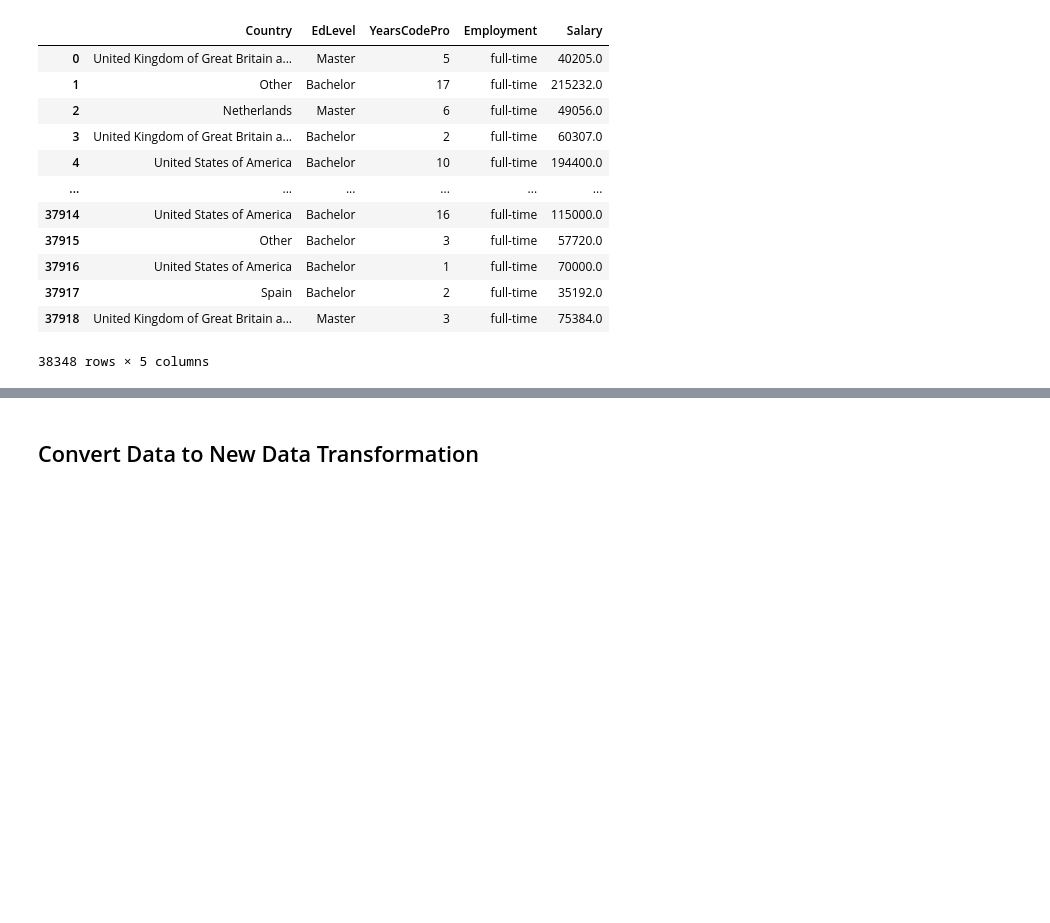
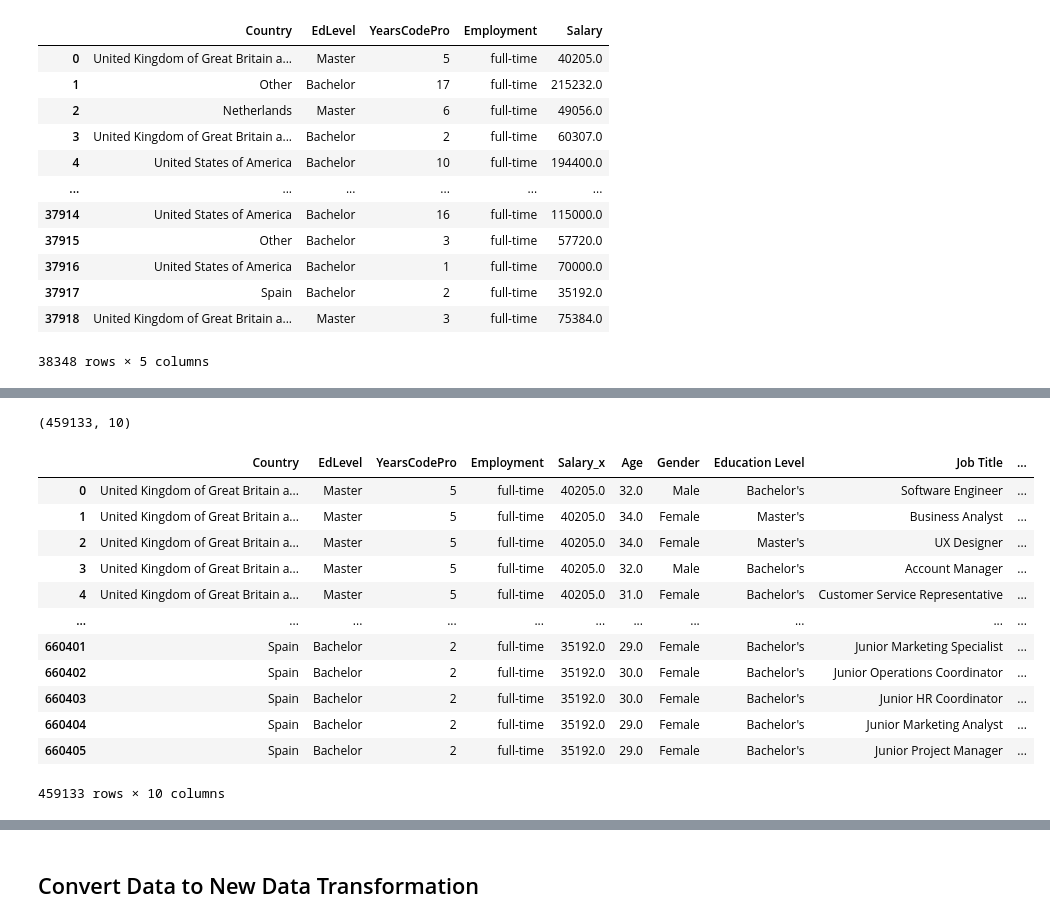
Before and after one commit to mzkki25/predict-salary, a Jupyter notebook: predict_salary.ipynb, the cells around one changed output, grey strips where cells are left out. Cells and saved outputs as stored; diff of their text form; code cells hidden in the pictures; blank space fills up the shorter version.

```diff
--- a/predict_salary.ipynb
+++ b/predict_salary.ipynb
@@ -380,0 +399,9 @@ df
+# %%
+for col in df2.columns :
+    if col in df2.select_dtypes(include=['object']).columns:
+        df2[col] = df2[col].fillna(df2[col].dropna().mode()[0])
+        print(col, df2[col].isna().sum())
+
+    else :
+        df2[col] = df2[col].fillna(df2[col].mean(skipna=True))
+        print(col, df2[col].isna().sum())
@@ -380,0 +415,3 @@ df
+# %%
+df2['Age'] = df2['Age'].astype('int64')
+df2['Years of Experience'] = df2['Years of Experience'].astype('int64')
@@ -380,0 +441,3 @@ df
+# %%
+# Rename years of experience menjadi YearsCodePro
+df2 = df2.rename(columns={'Years of Experience': 'YearsCodePro'})
@@ -380,0 +460,24 @@ df
+# %%
+# Merge df dan df2 berdasarkan YearsCodePro
+df = pd.merge(df, df2, on='YearsCodePro', how='left')
+# Hapus data yang duplikat
+df = df.drop_duplicates()
+df.shape
+# %% [output]
+(459133, 10)
+# %%
+df
+# %% [output]
+|  | Country | EdLevel | YearsCodePro | Employment | Salary_x | Age | Gender | Education Level | Job Title | ... |
+| 0 | United Kingdom of Great Britain a... | Master | 5 | full-time | 40205.0 | 32.0 | Male | Bachelor's | Software Engineer | ... |
+| 1 | United Kingdom of Great Britain a... | Master | 5 | full-time | 40205.0 | 34.0 | Female | Master's | Business Analyst | ... |
+| 2 | United Kingdom of Great Britain a... | Master | 5 | full-time | 40205.0 | 34.0 | Female | Master's | UX Designer | ... |
+| 3 | United Kingdom of Great Britain a... | Master | 5 | full-time | 40205.0 | 32.0 | Male | Bachelor's | Account Manager | ... |
+| 4 | United Kingdom of Great Britain a... | Master | 5 | full-time | 40205.0 | 31.0 | Female | Bachelor's | Customer Service Representative | ... |
+| ... | ... | ... | ... | ... | ... | ... | ... | ... | ... | ... |
+| 660401 | Spain | Bachelor | 2 | full-time | 35192.0 | 29.0 | Female | Bachelor's | Junior Marketing Specialist | ... |
+| 660402 | Spain | Bachelor | 2 | full-time | 35192.0 | 30.0 | Female | Bachelor's | Junior Operations Coordinator | ... |
+| 660403 | Spain | Bachelor | 2 | full-time | 35192.0 | 30.0 | Female | Bachelor's | Junior HR Coordinator | ... |
+| 660404 | Spain | Bachelor | 2 | full-time | 35192.0 | 29.0 | Female | Bachelor's | Junior Marketing Analyst | ... |
+| 660405 | Spain | Bachelor | 2 | full-time | 35192.0 | 29.0 | Female | Bachelor's | Junior Project Manager | ... |
+459133 rows × 10 columns
```
Also changed, not shown: parts of 50 cells of this notebook, 13 other files.
